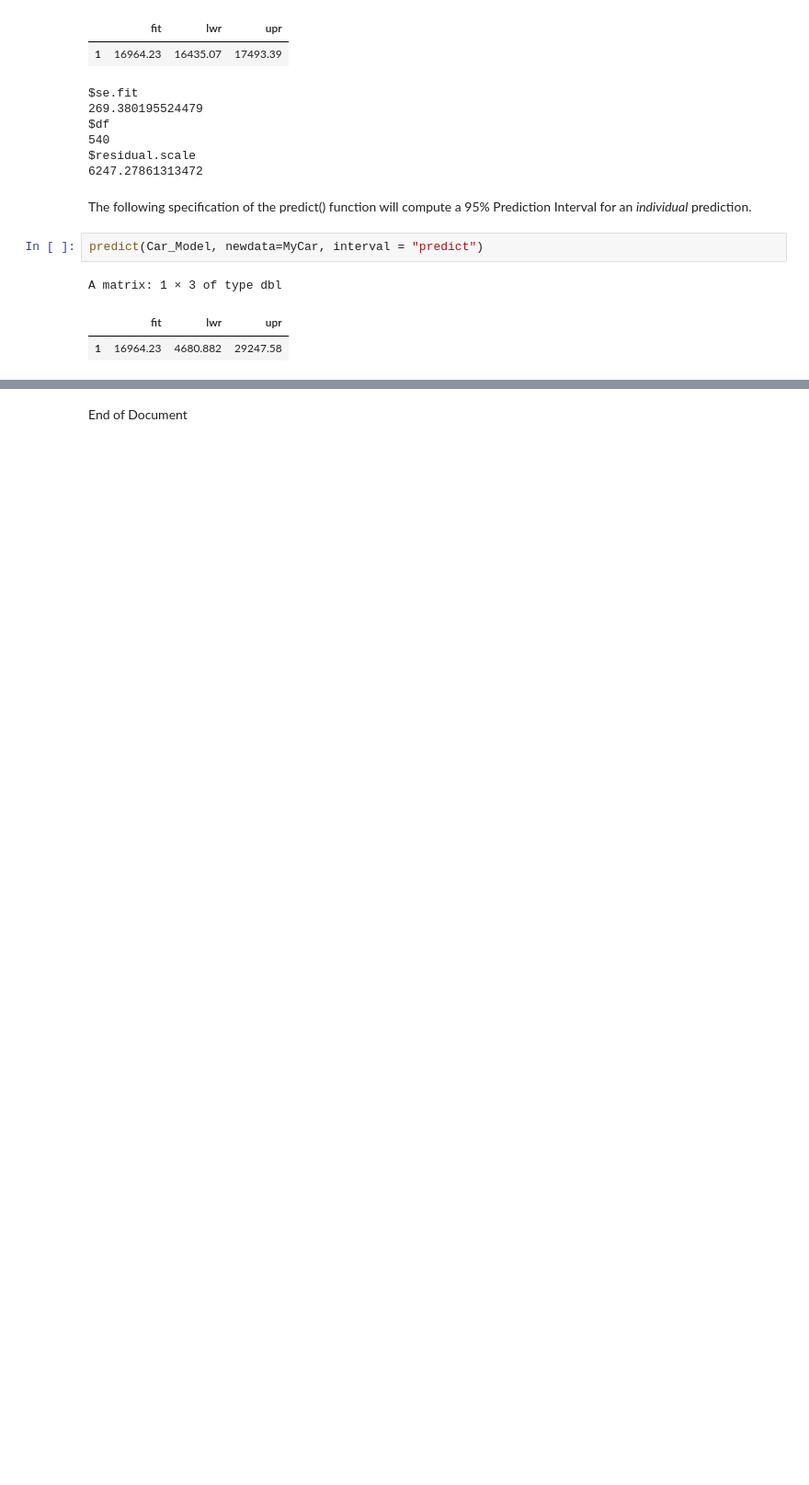
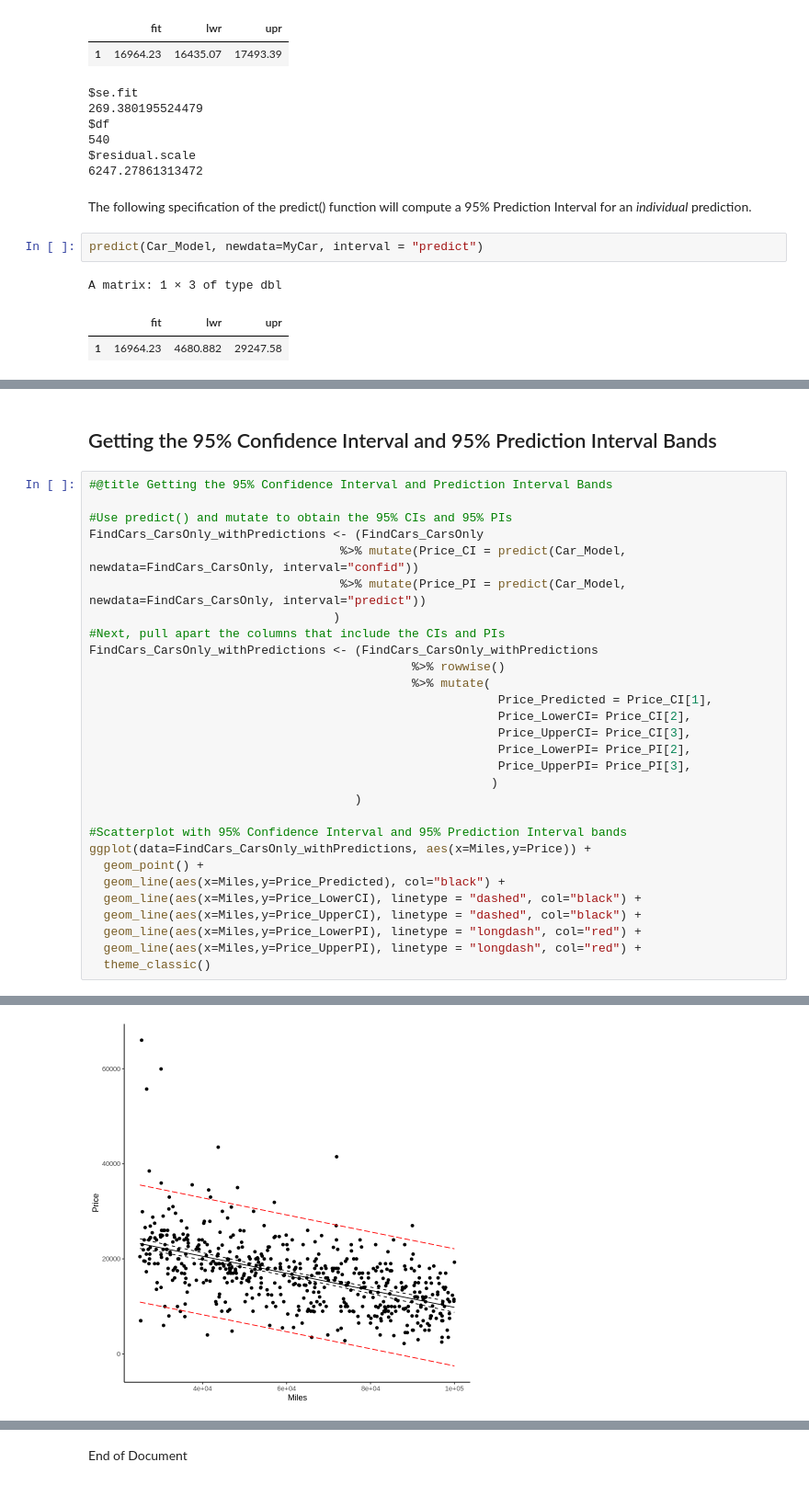
Before and after one commit to christophermalone/stat360, a Jupyter notebook: Handout6_Predictions_CIs_PIs.ipynb, the cells around one changed output, grey strips where cells are left out. Shown at 92% size. Drawn from its saved outputs; the diff is of its cells as text; blank space fills up the shorter version.

```diff
--- a/Handout6_Predictions_CIs_PIs.ipynb
+++ b/Handout6_Predictions_CIs_PIs.ipynb
@@ -260,0 +280,32 @@ A matrix: 1 × 3 of type dbl
+# %% [markdown]
+## Getting the 95% Confidence Interval and 95% Prediction Interval Bands
+# %%
+#@title Getting the 95% Confidence Interval and Prediction Interval Bands
+
+#Use predict() and mutate to obtain the 95% CIs and 95% PIs
+FindCars_CarsOnly_withPredictions <- (FindCars_CarsOnly
+                                   %>% mutate(Price_CI = predict(Car_Model, newdata=FindCars_CarsOnly, interval="confid"))
+                                   %>% mutate(Price_PI = predict(Car_Model, newdata=FindCars_CarsOnly, interval="predict"))
+                                  )
+#Next, pull apart the columns that include the CIs and PIs
+FindCars_CarsOnly_withPredictions <- (FindCars_CarsOnly_withPredictions
+                                             %>% rowwise()
+                                             %>% mutate(
+                                                         Price_Predicted = Price_CI[1],
+                                                         Price_LowerCI= Price_CI[2],
+                                                         Price_UpperCI= Price_CI[3],
+                                                         Price_LowerPI= Price_PI[2],
+                                                         Price_UpperPI= Price_PI[3],
+                                                        )
+                                     )
+
+#Scatterplot with 95% Confidence Interval and 95% Prediction Interval bands
+ggplot(data=FindCars_CarsOnly_withPredictions, aes(x=Miles,y=Price)) +
+  geom_point() +
+  geom_line(aes(x=Miles,y=Price_Predicted), col="black") +
+  geom_line(aes(x=Miles,y=Price_LowerCI), linetype = "dashed", col="black") +
+  geom_line(aes(x=Miles,y=Price_UpperCI), linetype = "dashed", col="black") +
+  geom_line(aes(x=Miles,y=Price_LowerPI), linetype = "longdash", col="red") +
+  geom_line(aes(x=Miles,y=Price_UpperPI), linetype = "longdash", col="red") +
+  theme_classic()
+# %% [output]
@@ -260,0 +314 @@ A matrix: 1 × 3 of type dbl
+[figure, added]
```
Also changed, not shown: parts of 8 cells of this notebook.
